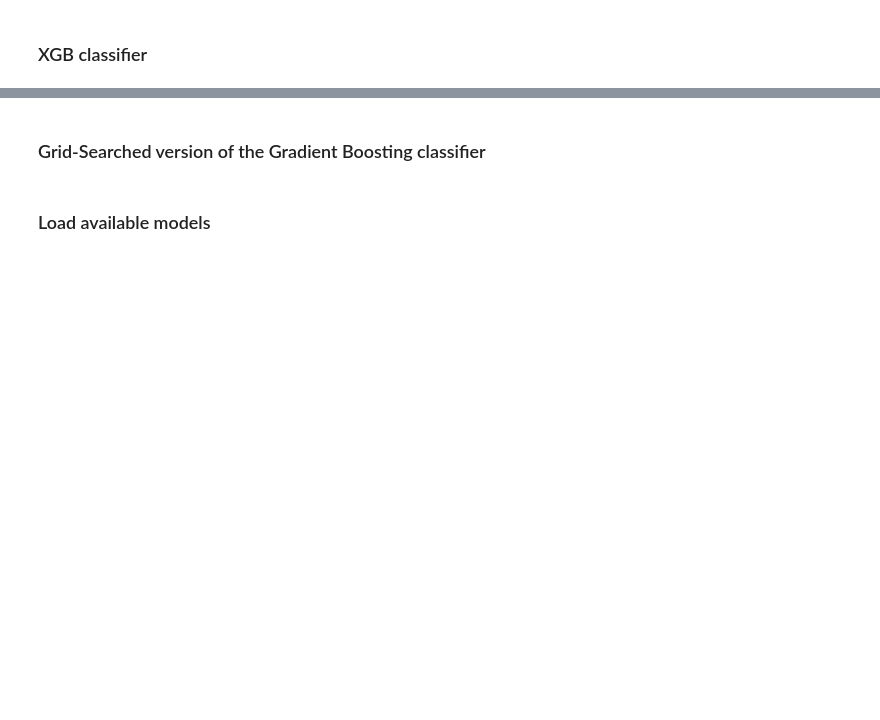
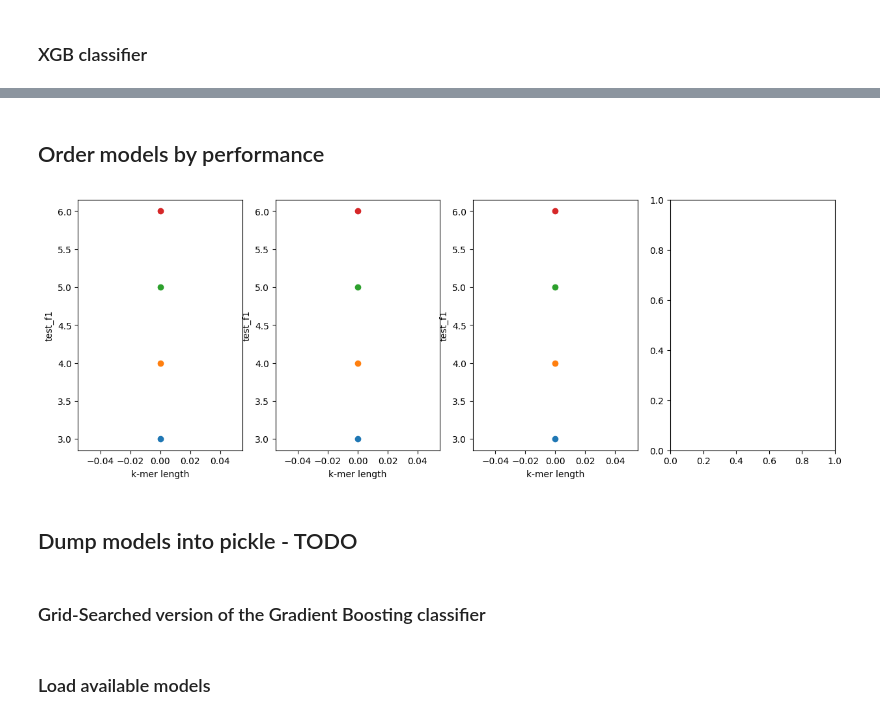
Before and after one commit to 25benjaminli/zoonotic-prediction, a Jupyter notebook: train_and_vis/models.ipynb, the cells around one changed output, grey strips where cells are left out. Cells and saved outputs as stored; diff of their text form; code cells hidden in the pictures; blank space fills up the shorter version.

```diff
--- a/train_and_vis/models.ipynb
+++ b/train_and_vis/models.ipynb
@@ -105,0 +93,6 @@ merge norm 10676
+# %%
+# modelScores = {}
+import json
+modelScores = pickle.load(open('score_df.pkl', 'rb'))
+modelScores = modelScores.T.to_dict()
+modelScores
@@ -160,20 +177,2 @@ print(picklescore)
 # %% [markdown]
 ### Evaluate & validate performance of random forest (baseline) on dataset
-# %%
-kmer = 4
-ds = datasets['merged'][f'normalized-{kmer}']
-
-X_train, y_train, X_test, y_test = ds['X_train'], ds['y_train'], ds['X_test'], ds['y_test']
-
-X = pd.concat([X_train, X_test])
-y = np.concatenate([ds['y_train'], ds['y_test']], axis=0)
-
-X_train, X_test, y_train, y_test = train_test_split(X, y, test_size=0.2, random_state=42)
-
-randforest = BalancedBaggingClassifier(base_estimator=DecisionTreeClassifier(max_features="sqrt"))
-
-# randforest.fit(X_train, y_train)
-randforest.fit(X_train, y_train)
-print(validation_utils.cross_validate(randforest, X, y))
-pickle.dump(randforest, open('models/curr_models/randforest.pkl', 'wb'))
-# model_utils.saveModel(randforest, "randforest", X, y)
@@ -255,0 +572,2 @@ print(xgb1.best_params_)
+# %% [markdown]
+## Order models by performance
@@ -256,3 +623,27 @@ print(xgb1.best_params_)
+# %%
+metric = 'test_f1'
+
+# Create a figure and subplots for each feature
+fig, axs = plt.subplots(1, 4, figsize=(15, 5))
+
+# Loop through each k-mer length
+for length in range(3, 7):
+    # Loop through each feature
+    for i, feature in enumerate(['knn_f1', 'knn_f2', 'knn_f3']):
+        # Extract the data for the current length and feature
+        data = [modelScores[model][metric] for model in modelScores]
+        # print(data)
+        # Plot the data on the corresponding subplot
+        axs[i].plot(length, 'o-')
+        axs[i].set_xlabel('k-mer length')
+        axs[i].set_ylabel(metric)
+
+# Show the plot
+plt.show()
+# %% [output]
+[figure, added]
+# %% [markdown]
+## Dump models into pickle - TODO
 # %% [markdown]
 ### Grid-Searched version of the Gradient Boosting classifier
 # %%
```
Also changed, not shown: parts of 74 cells of this notebook, 32 other files.
